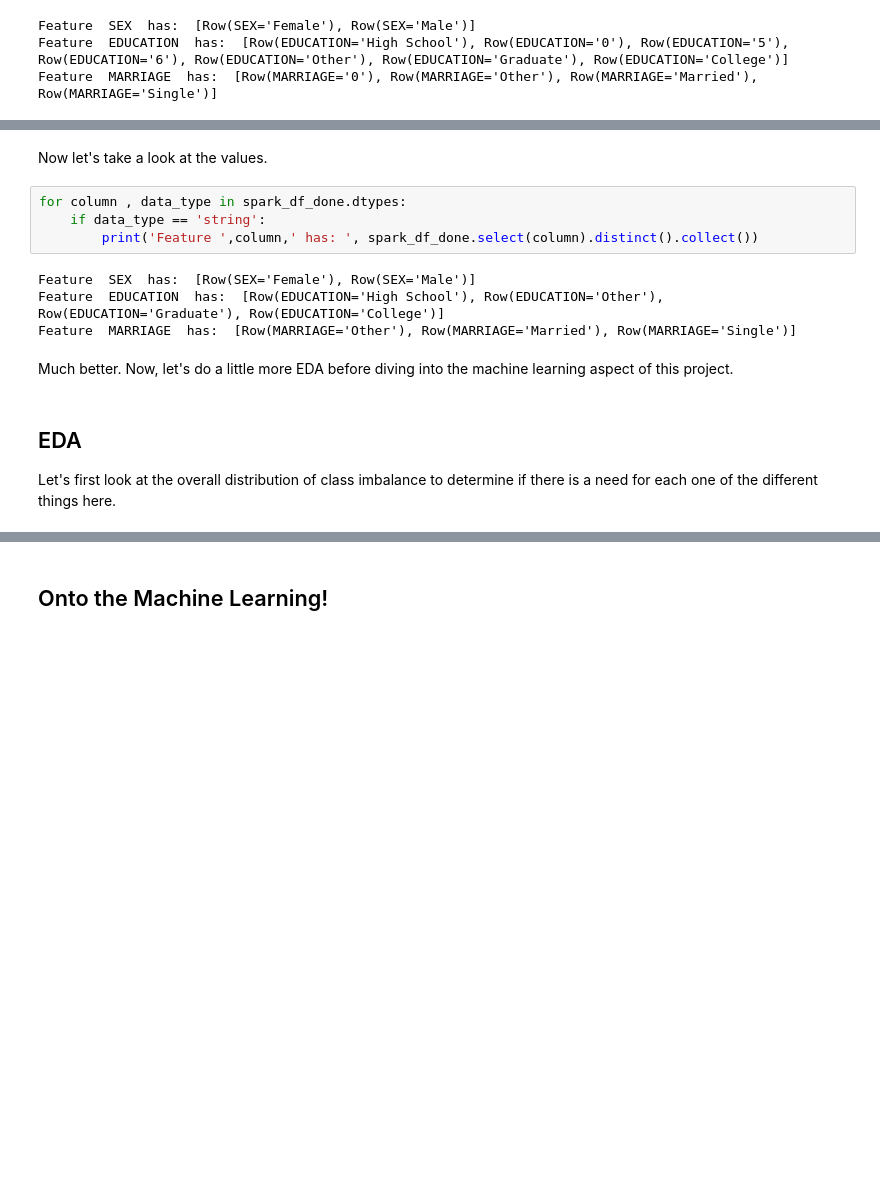
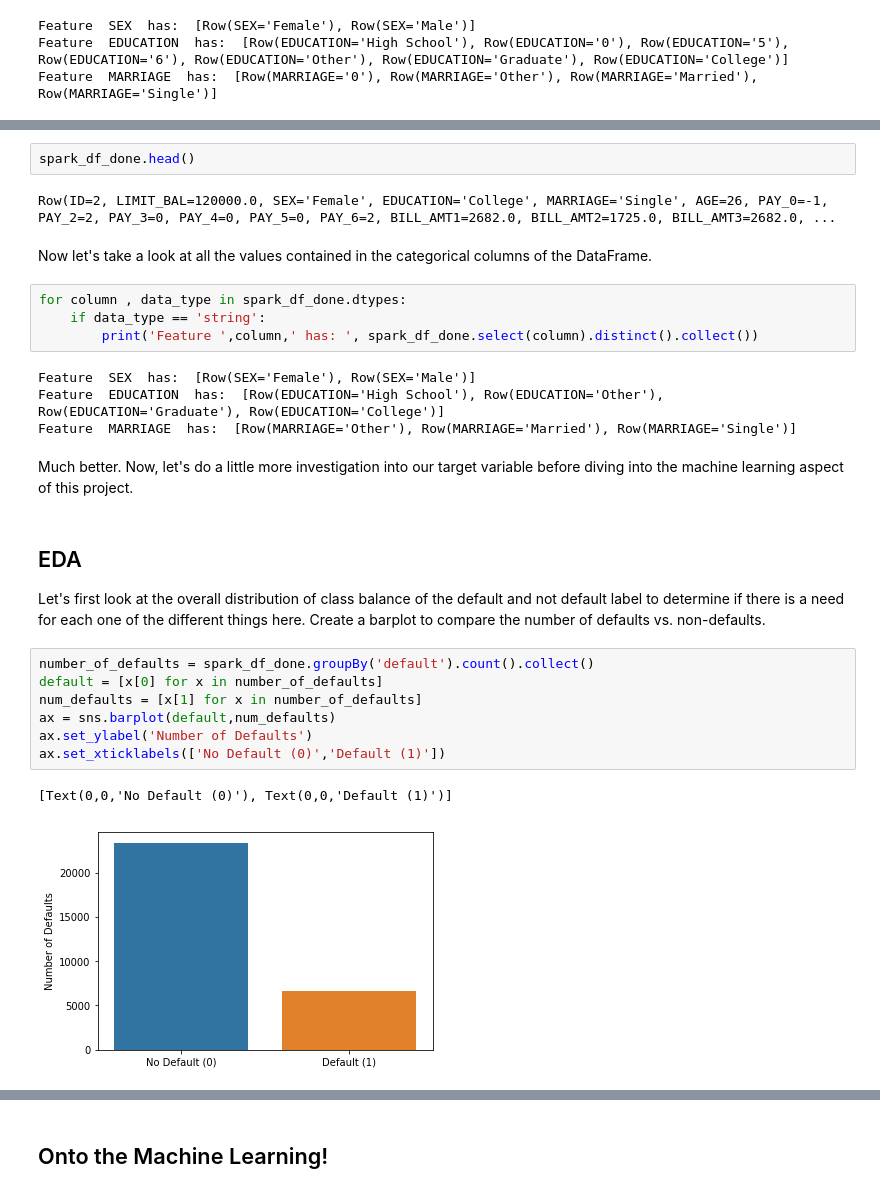
Before and after one commit to learn-co-curriculum/dsc-machine-learning-with-spark-lab, a Jupyter notebook: index.ipynb, the cells around one changed output, grey strips where cells are left out. Cells and saved outputs as stored; diff of their text form; blank space fills up the shorter version.

```diff
--- a/index.ipynb
+++ b/index.ipynb
@@ -110,5 +118,9 @@ spark_df
+# %%
+spark_df_done.head()
+# %% [output]
+Row(ID=2, LIMIT_BAL=120000.0, SEX='Female', EDUCATION='College', MARRIAGE='Single', AGE=26, PAY_0=-1, PAY_2=2, PAY_3=0, PAY_4=0, PAY_5=0, PAY_6=2, BILL_AMT1=2682.0, BILL_AMT2=1725.0, BILL_AMT3=2682.0, ...
 # %% [markdown]
-Now let's take a look at the values.
+Now let's take a look at all the values contained in the categorical columns of the DataFrame.
 # %%
 for column , data_type in spark_df_done.dtypes:
     if data_type == 'string':
@@ -118,9 +130,19 @@ Feature  SEX  has:  [Row(SEX='Female'), Row(SEX='Male')]
 Feature  EDUCATION  has:  [Row(EDUCATION='High School'), Row(EDUCATION='Other'), Row(EDUCATION='Graduate'), Row(EDUCATION='College')]
 Feature  MARRIAGE  has:  [Row(MARRIAGE='Other'), Row(MARRIAGE='Married'), Row(MARRIAGE='Single')]
 # %% [markdown]
-Much better. Now, let's do a little more EDA before diving into the machine learning aspect of this project.
+Much better. Now, let's do a little more investigation into our target variable before diving into the machine learning aspect of this project.
 # %% [markdown]
-## EDA
+##  EDA
 
-Let's first look at the overall distribution of class imbalance to determine if there is a need for each one of the different things here.
+Let's first look at the overall distribution of class balance of the default and not default label to determine if there is a need for each one of the different things here. Create a barplot to compare the number of defaults vs. non-defaults.
+# %%
+number_of_defaults = spark_df_done.groupBy('default').count().collect()
+default = [x[0] for x in number_of_defaults]
+num_defaults = [x[1] for x in number_of_defaults]
+ax = sns.barplot(default,num_defaults)
+ax.set_ylabel('Number of Defaults')
+ax.set_xticklabels(['No Default (0)','Default (1)'])
+# %% [output]
+[Text(0,0,'No Default (0)'), Text(0,0,'Default (1)')]
+[figure, added]
 # %%
```
Also changed, not shown: parts of 89 cells of this notebook, 4 other files.
